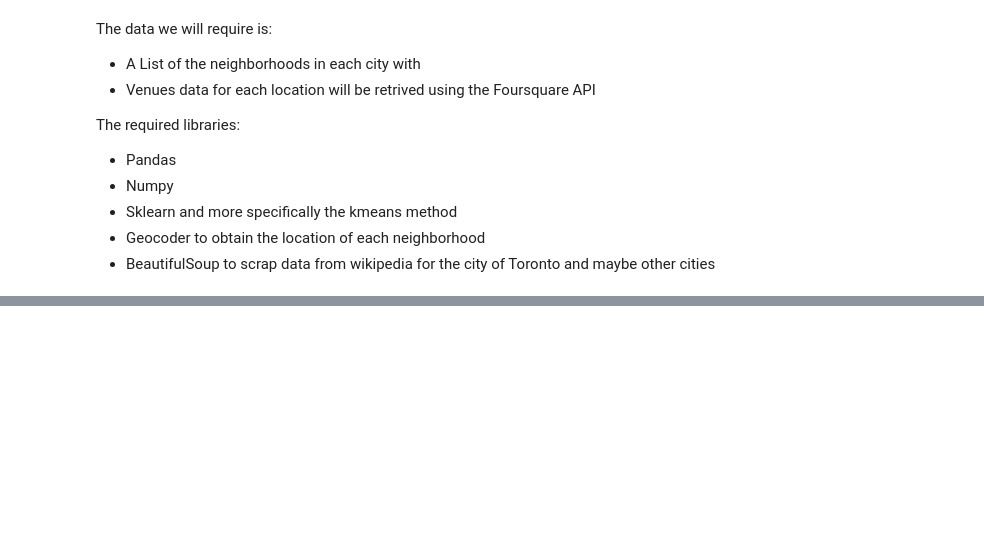
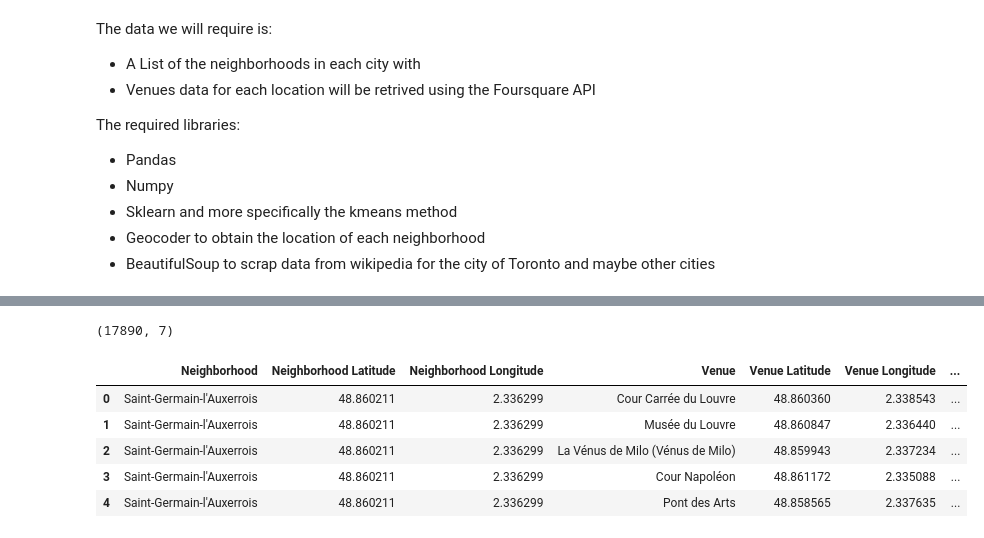
Before and after one commit to Alayadi-94/capstone, a Jupyter notebook: The_Battle_of_Neighborhoods.ipynb, the cells around one changed output, grey strips where cells are left out. Drawn from its saved outputs; the diff is of its cells as text; code cells hidden in the pictures; blank space fills up the shorter version.

```diff
--- a/The_Battle_of_Neighborhoods.ipynb
+++ b/The_Battle_of_Neighborhoods.ipynb
@@ -21,0 +439,11 @@ The required libraries:
+# %%
+print(all_venues.shape)
+all_venues.head()
+# %% [output]
+(17890, 7)
+|  | Neighborhood | Neighborhood Latitude | Neighborhood Longitude | Venue | Venue Latitude | Venue Longitude | ... |
+| 0 | Saint-Germain-l'Auxerrois | 48.860211 | 2.336299 | Cour Carrée du Louvre | 48.860360 | 2.338543 | ... |
+| 1 | Saint-Germain-l'Auxerrois | 48.860211 | 2.336299 | Musée du Louvre | 48.860847 | 2.336440 | ... |
+| 2 | Saint-Germain-l'Auxerrois | 48.860211 | 2.336299 | La Vénus de Milo (Vénus de Milo) | 48.859943 | 2.337234 | ... |
+| 3 | Saint-Germain-l'Auxerrois | 48.860211 | 2.336299 | Cour Napoléon | 48.861172 | 2.335088 | ... |
+| 4 | Saint-Germain-l'Auxerrois | 48.860211 | 2.336299 | Pont des Arts | 48.858565 | 2.337635 | ... |
```
Also changed, not shown: parts of 73 cells of this notebook.
